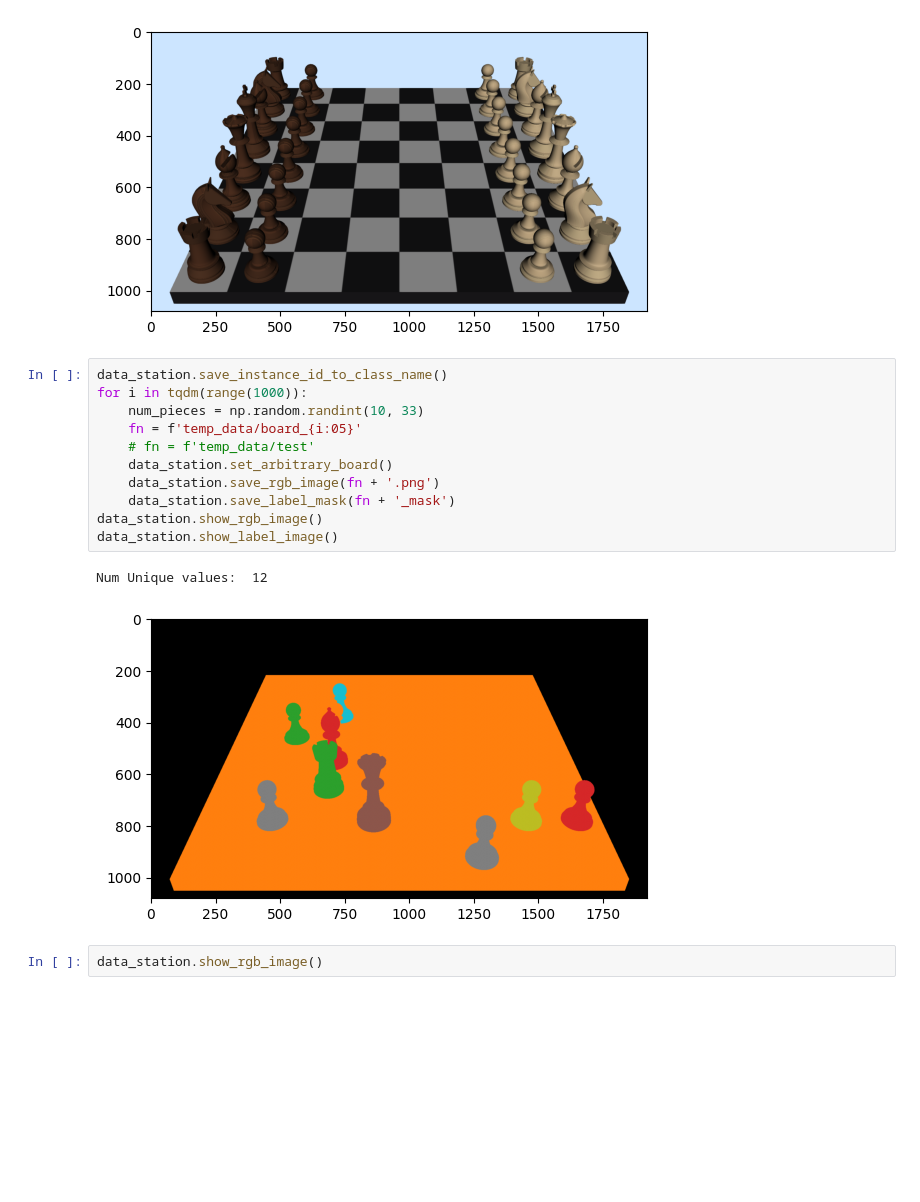
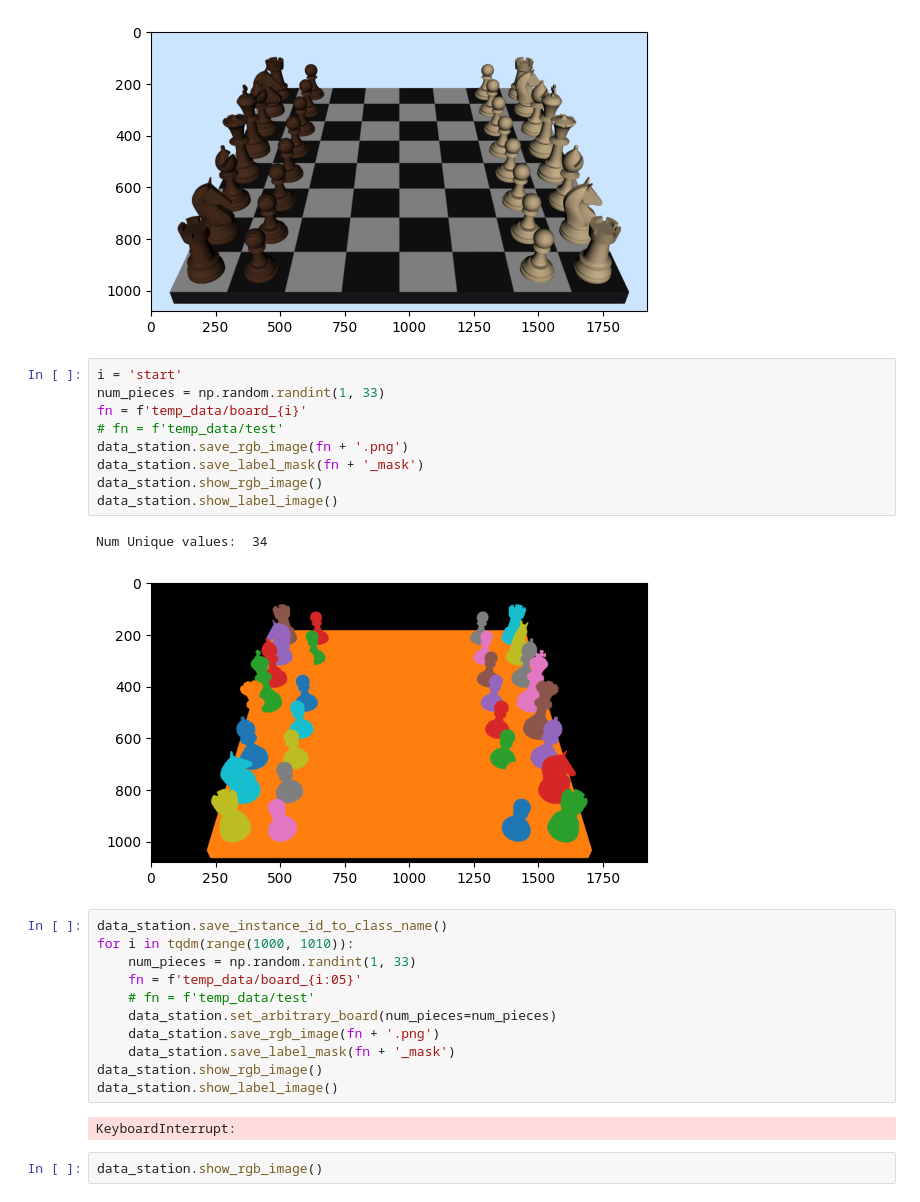
Before and after one commit to elchun/ChessBot, a Jupyter notebook: src/test_train.ipynb, the cells around one changed output. Drawn from its saved outputs; the diff is of its cells as text; blank space fills up the shorter version.

```diff
--- a/src/test_train.ipynb
+++ b/src/test_train.ipynb
@@ -17,20 +16,31 @@ data_station.show_rgb_image()
 # %% [output]
 {2: 'a1RW', 3: 'b1NW', 4: 'c1BW', 5: 'd1QW', 6: 'e1KW', 7: 'f1BW', 8: 'g1NW', 9: 'h1RW', 10: 'a2PW', 11: 'b2PW', 12: 'c2PW', 13: 'd2PW', 14: 'e2PW', 15: 'f2PW', 16: 'g2PW', 17: 'h2PW', 18: 'a8RB', 19: ...
 [figure]
+# %%
+i = 'start'
+num_pieces = np.random.randint(1, 33)
+fn = f'temp_data/board_{i}'
+# fn = f'temp_data/test'
+data_station.save_rgb_image(fn + '.png')
+data_station.save_label_mask(fn + '_mask')
+data_station.show_rgb_image()
+data_station.show_label_image()
+# %% [output]
+Num Unique values:  34
+[figure, added]
 # %%
 data_station.save_instance_id_to_class_name()
-for i in tqdm(range(1000)):
-    num_pieces = np.random.randint(10, 33)
+for i in tqdm(range(1000, 1010)):
+    num_pieces = np.random.randint(1, 33)
     fn = f'temp_data/board_{i:05}'
     # fn = f'temp_data/test'
-    data_station.set_arbitrary_board()
+    data_station.set_arbitrary_board(num_pieces=num_pieces)
     data_station.save_rgb_image(fn + '.png')
     data_station.save_label_mask(fn + '_mask')
 data_station.show_rgb_image()
 data_station.show_label_image()
 # %% [output]
-Num Unique values:  12
+KeyboardInterrupt:
-[figure, removed]
 # %%
 data_station.show_rgb_image()
 # %% [output]
```
Also changed, not shown: parts of 2 cells of this notebook, 5 other files.
